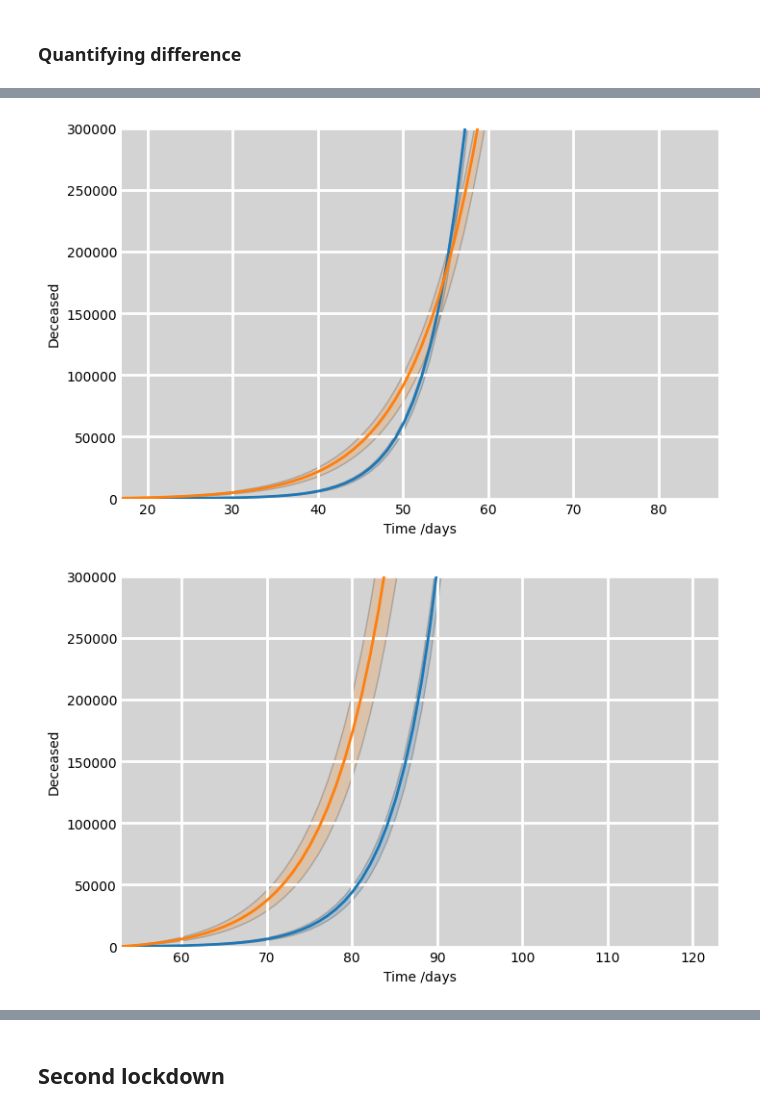
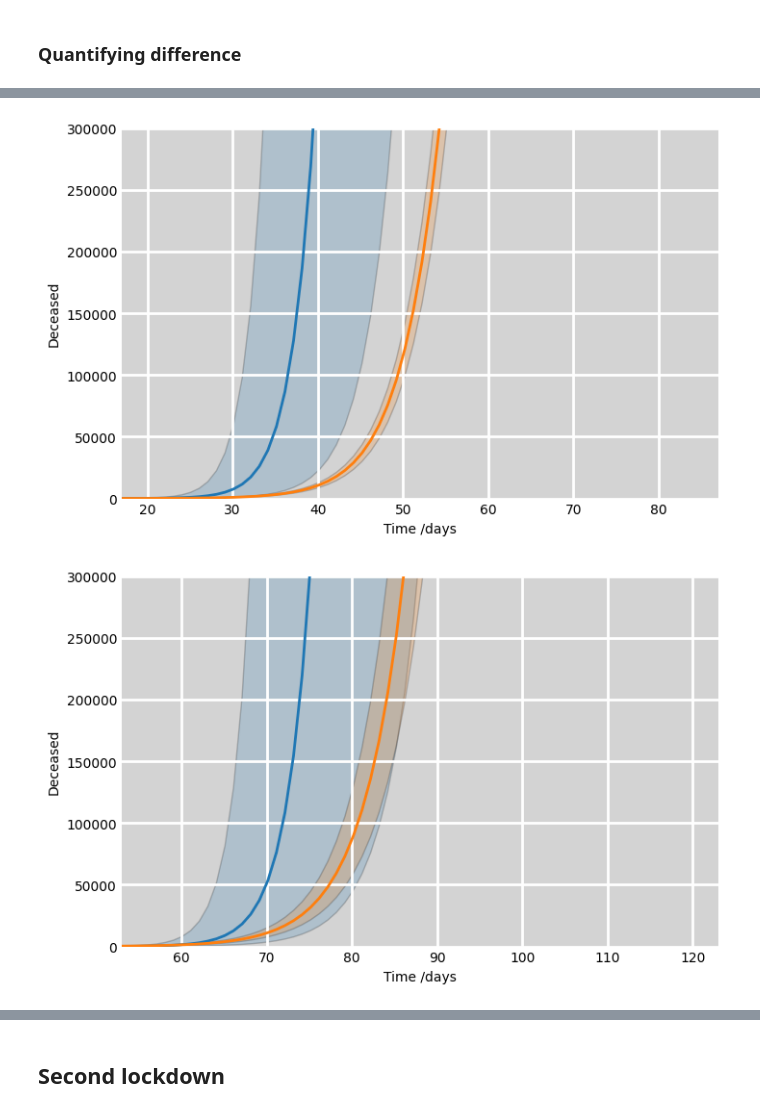
Before and after one commit to zenodea/MCMC_parameter_estimation, a Jupyter notebook: Data Analysis/sird.ipynb, the cells around one changed output, grey strips where cells are left out. Saved outputs shown, nothing was run; the diff lists cells and outputs as text; code cells hidden in the pictures.

```diff
--- a/Data Analysis/sird.ipynb
+++ b/Data Analysis/sird.ipynb
@@ -248,6 +252,7 @@ for country in country_names:
 
     # Get beginning of lockdown date
     startDate = dataset[country]['fLock'][0]
+
     # Get the index of the date
     startDate = df_real[df_real['date'] == startDate].index
 
@@ -255,13 +260,14 @@ for country in country_names:
     firstDate = realData.loc[0]['date']
 
     # Plug in parameters to the SIRD differential equation
-    sird = getSIRD(60,pop, df_param.loc[3][1],df_param.loc[0][1],df_param.loc[1][1],df_param.loc[2][1], [df_param.loc[0][2], df_param.loc[1][2], df_param.loc[2][2]] )
+    sird = getSIRD(30,pop, df_param.loc[3][1],df_param.loc[0][1],df_param.loc[1][1],df_param.loc[2][1], [df_param.loc[0][2], df_param.loc[1][2], df_param.loc[2][2]] )
 
     deaths = df_real["cumDeath"].tolist()
-    deaths = deaths[startDate[0]+15:startDate[0]+29]
-    deaths =  [x - deaths[0] for x in deaths]
+    deaths = deaths[startDate[0]-10:startDate[0]+10]
+
     deaths_predicted = sird[3]
-    deaths_predicted = deaths_predicted[0:14]
+    deaths_predicted = deaths_predicted[0:20]
+
     r2 = r2_score(deaths, deaths_predicted)
     mse = mean_squared_error(deaths, deaths_predicted)
     rmse =  np.sqrt(mean_squared_log_error(deaths, deaths_predicted))
@@ -321,26 +351,0 @@ for country in country_names:
-# %%
-country_names = ['Switzerland', 'Netherlands', 'France','Germany','Italy','Spain','UK']
-sird_deaths = {}
-for country in country_names:
-    fig, ax1 = plt.subplots(1,1, figsize=(8,5))
-    ax1.set_facecolor('lightgrey')
-    # Plot the data on three separate curves for S(t), I(t) and R(t)
-
-    pop = dataset[country]['pop']
-    startDate = dataset[country]['fLock'][0]
-    realData = pd.read_csv('../processed_data/cumDeath'+country+'.csv')
-    firstDate = realData.loc[0]['date']
-
-    offset = -14
-    # before
-    obvData_start = timeTot(firstDate,startDate)
-    obvData_end = timeTot(firstDate,addTime(startDate,20))
-    df = pd.read_csv('mcmc_data/'+country+"/fLock_after.csv")
-    graph = plotSIRD(ax1,200, pop, df.loc[3][1], df.loc[0][1], df.loc[1][1], df.loc[2][1], [0,50000], [obvData_start-20,obvData_end+50], [df.loc[0][2], df.loc[1][2], df.loc[2][2]], timeTot(firstDate,startDate)-offset, False)
-    sird_deaths[country] = {
-        'deaths':graph,
-        'date': obvData_end+30
-    }
-    ax1.set_title(country + " After Lockdown")
-    final_graph =plotRealData(ax1, realData, obvData_start, obvData_end, graph,14,True)
-    plt.savefig('results/first_q/'+country+'.png')
@@ -367,20 +364,18 @@ for country in country_names:
     realData = pd.read_csv('../processed_data/cumDeath'+country+'.csv')
     firstDate = realData.loc[0]['date']
 
-    offset = timeTot(firstDate,startDate)-15
-    if (offset > 20):
-        offset = 0
+    offset=0
     # before
     obvData_start = timeTot(firstDate,startDate)
     obvData_end = timeTot(firstDate,addTime(startDate,20))
     df = pd.read_csv('mcmc_data/'+country+"/fLock_before.csv")
-    graph = plotSIRD(ax1,200, pop, df.loc[3][1], df.loc[0][1], df.loc[1][1], df.loc[2][1], [0,300000], [obvData_start,obvData_end+50], [df.loc[0][2], df.loc[1][2], df.loc[2][2]], timeTot(firstDate,startDate)-offset, False)
+    graph = plotSIRD(ax1,200, pop, df.loc[3][1], df.loc[0][1], df.loc[1][1], df.loc[2][1], [0,300000], [obvData_start,obvData_end+50], [df.loc[0][2], df.loc[1][2], df.loc[2][2]], timeTot(firstDate,startDate)-10, False)
     sird_deaths[country] = {
         'deaths':graph,
         'date': obvData_end+30
     }
     df = pd.read_csv('mcmc_data/'+country+"/fLock_after.csv")
-    graph = plotSIRD(ax1,200, pop, df.loc[3][1], df.loc[0][1], df.loc[1][1], df.loc[2][1], [0,300000], [obvData_start,obvData_end+50], [df.loc[0][2], df.loc[1][2], df.loc[2][2]], timeTot(firstDate,startDate)-offset, False)
+    graph = plotSIRD(ax1,200, pop, df.loc[3][1], df.loc[0][1], df.loc[1][1], df.loc[2][1], [0,300000], [obvData_start,obvData_end+50], [df.loc[0][2], df.loc[1][2], df.loc[2][2]], timeTot(firstDate,startDate)-10, False)
     sird_deaths[country] = {
         'deaths':graph,
         'date': obvData_end+30
@@ -391,2 +386,2 @@ for country in country_names:
-[figure, old version]
+[figure, new version]
-[figure, old version]
+[figure, new version]
```
Also changed, not shown: parts of 12 cells of this notebook, 32 other files.
